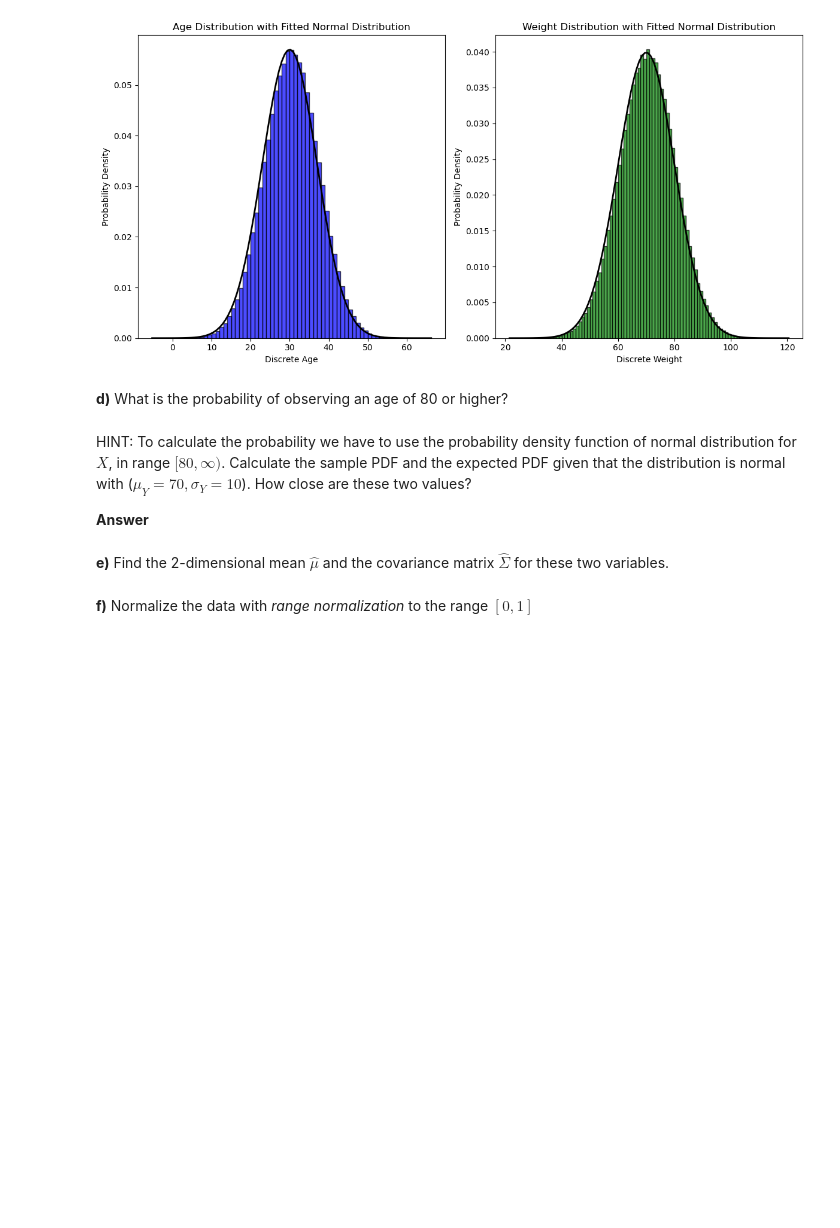
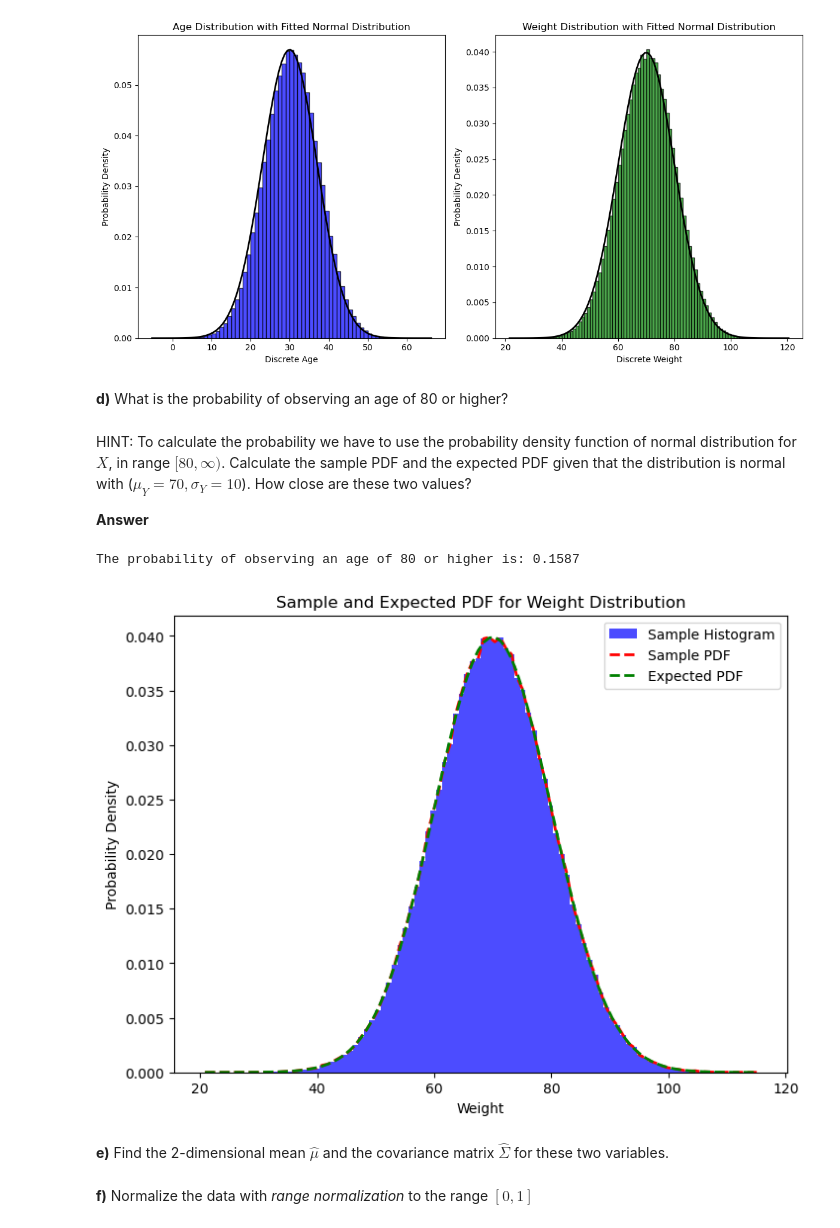
Before and after one commit to SofieHvid/dm2024-exercises-main, a Jupyter notebook: exercises/Week-1-intro-24.ipynb, the cells around one changed output. Drawn from its saved outputs; the diff is of its cells as text; code cells hidden in the pictures; blank space fills up the shorter version.

```diff
--- a/exercises/Week-1-intro-24.ipynb
+++ b/exercises/Week-1-intro-24.ipynb
@@ -204,3 +222,37 @@ HINT: To calculate the probability we have to use the probability density functi
+# %%
+ # TODO: find the probability that weight is >80 (PDF), then find the expected PDF of the normal distribution (μ=70,σ=10) and compare the results
+# Calculate the probability of observing an age of 80 or higher
+probability_80_or_higher = 1 - stats.norm.cdf(80, 70, 10)
+
+print(f"The probability of observing an age of 80 or higher is: {probability_80_or_higher:.4f}")
+# Parameters for the Weight distribution (Y)
+mu_weight = 70
+sigma_weight = 10
+
+# Generate random samples for Weight using numpy
+weight_samples = np.random.normal(mu_weight, sigma_weight, 500000)
+
+# Calculate the sample PDF
+sample_pdf, bin_edges = np.histogram(weight_samples, bins=100, density=True)
+bin_centers = (bin_edges[:-1] + bin_edges[1:]) / 2
+
+# Calculate the expected PDF for the normal distribution
+expected_pdf = stats.norm.pdf(bin_centers, mu_weight, sigma_weight)
+
+# Plot the sample and expected PDFs
+plt.figure(figsize=(8, 6))
+plt.hist(weight_samples, bins=100, density=True, color='blue', alpha=0.7, label='Sample Histogram')
+plt.plot(bin_centers, sample_pdf, color='red', linestyle='dashed', linewidth=2, label='Sample PDF')
+
+plt.plot(bin_centers, expected_pdf, color='green', linestyle='dashed', linewidth=2, label='Expected PDF')
+plt.title('Sample and Expected PDF for Weight Distribution')
+plt.xlabel('Weight')
+plt.ylabel('Probability Density')
+plt.legend()
+plt.show()
+# %% [output]
+The probability of observing an age of 80 or higher is: 0.1587
+[figure, added]
 # %% [markdown]
 **e)** Find the 2-dimensional mean $\hat \mu$ and the covariance matrix $\widehat \Sigma$ for these two variables.
 # %%
```
Also changed, not shown: parts of 3 cells of this notebook.
